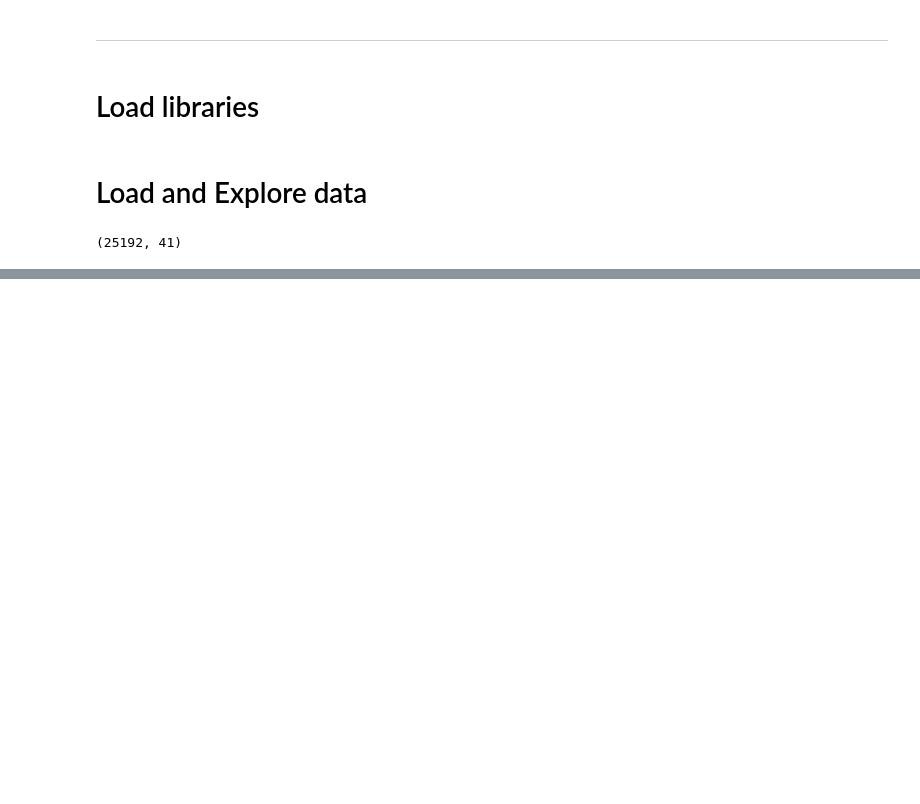
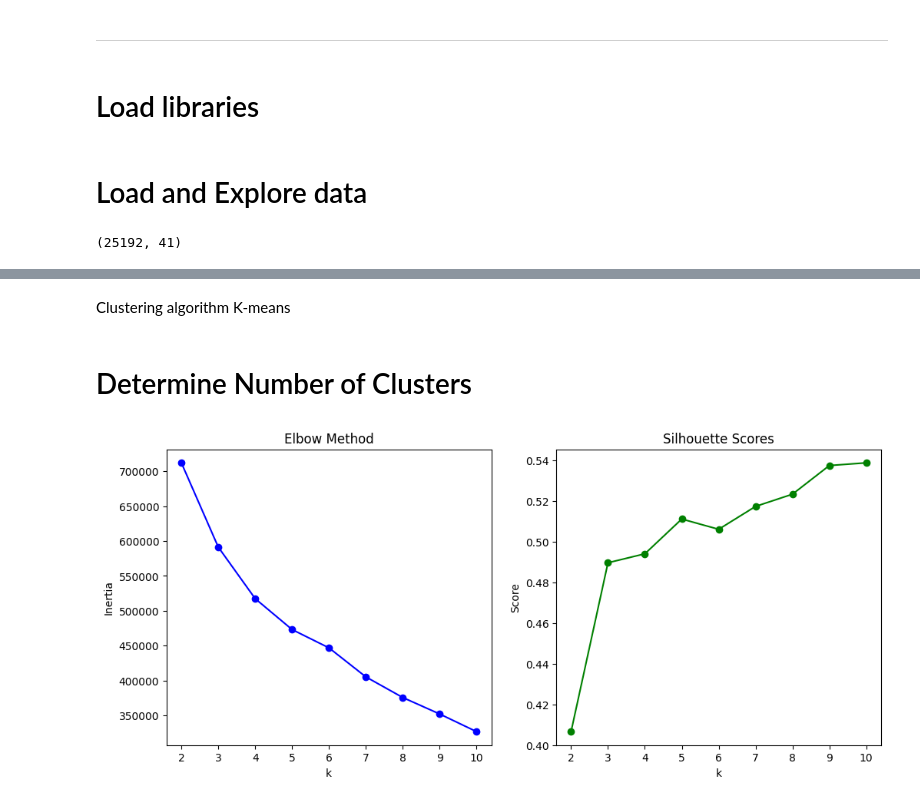
Before and after one commit to tanzilachand/Cybersecurity-Threat-Analysis, a Jupyter notebook: jupyter_notebooks/model.ipynb, the cells around one changed output, grey strips where cells are left out. Drawn from its saved outputs; the diff is of its cells as text; code cells hidden in the pictures; blank space fills up the shorter version.

```diff
--- a/jupyter_notebooks/model.ipynb
+++ b/jupyter_notebooks/model.ipynb
@@ -365,0 +176,29 @@ NOTE
+# %% [markdown]
+Clustering algorithm K-means
+# %% [markdown]
+# Determine Number of Clusters
+# %%
+inertia = []
+silhouette = []
+K = range(2, 11)  # k from 2 to 10
+
+for k in K:
+    kmeans = KMeans(n_clusters=k, random_state=42, n_init=10)
+    kmeans.fit(X_pca)  # Use your PCA-reduced, scaled data
+    inertia.append(kmeans.inertia_)
+    silhouette.append(silhouette_score(X_pca, kmeans.labels_))
+
+fig, ax = plt.subplots(1, 2, figsize=(12, 5))
+ax[0].plot(K, inertia, 'o-', color='blue')
+ax[0].set_title('Elbow Method')
+ax[0].set_xlabel('k')
+ax[0].set_ylabel('Inertia')
+
+ax[1].plot(K, silhouette, 'o-', color='green')
+ax[1].set_title('Silhouette Scores')
+ax[1].set_xlabel('k')
+ax[1].set_ylabel('Score')
+
+plt.show()
+# %% [output]
+[figure, added]
```
Also changed, not shown: parts of 94 cells of this notebook, 2 other files.
